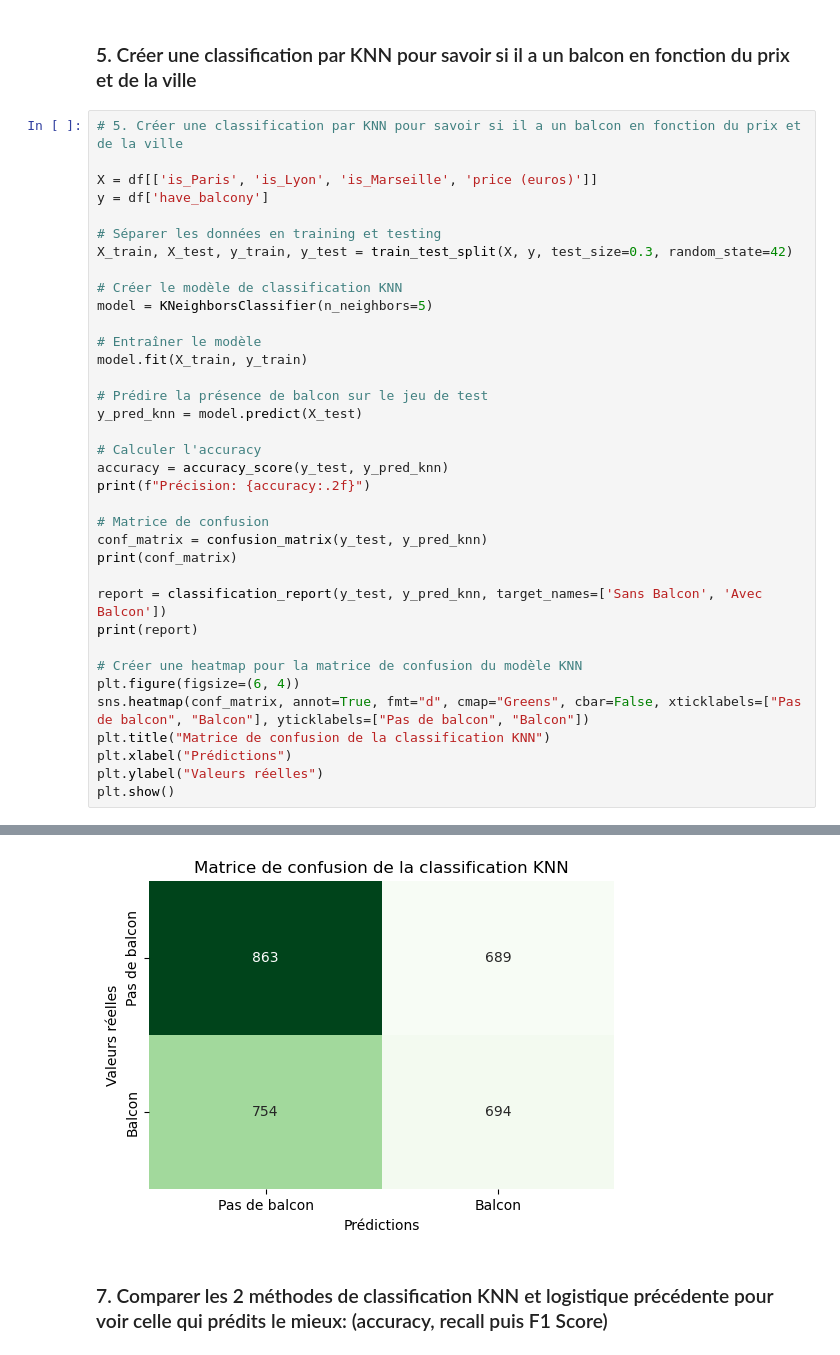
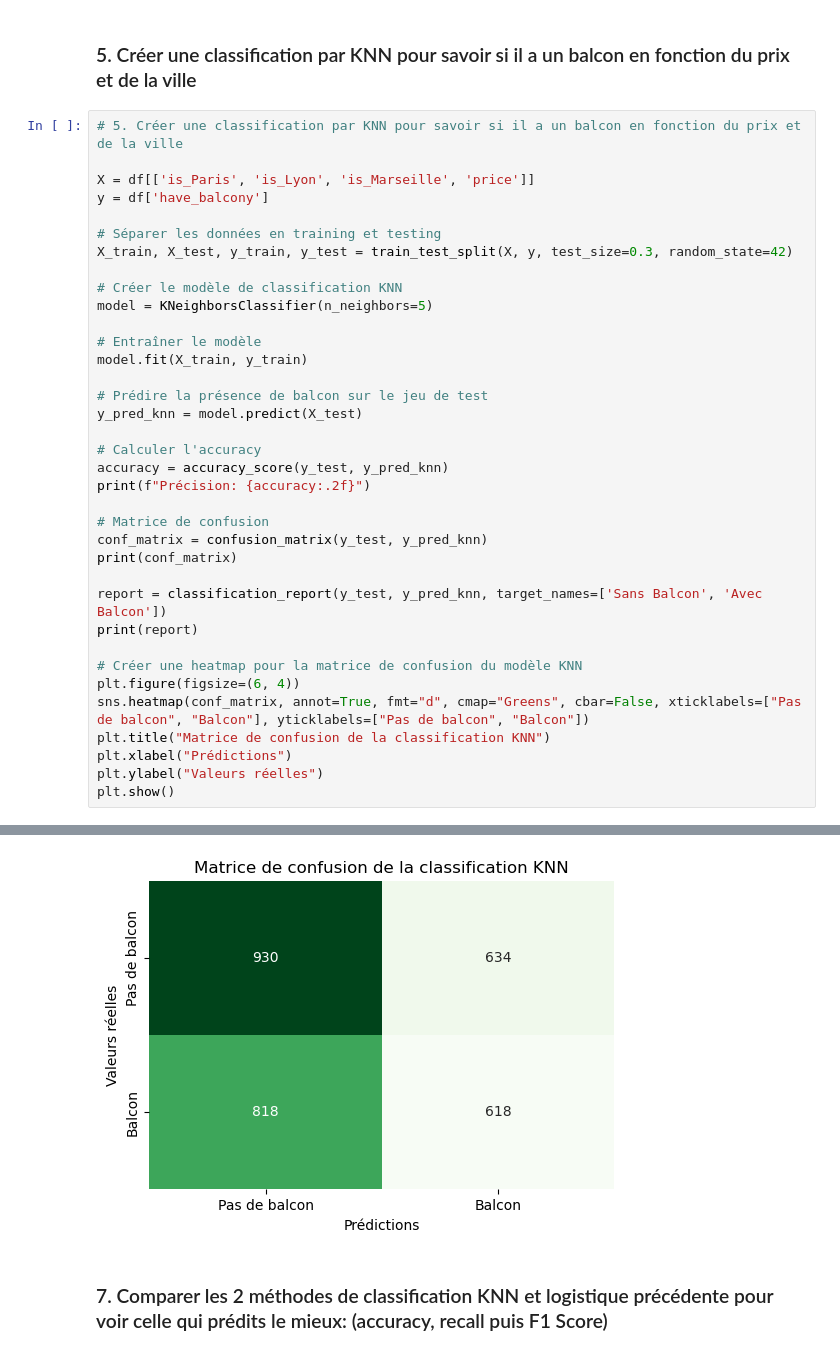
Before and after one commit to operdrix/cours-web-ia, a Jupyter notebook: rendu/rendu.ipynb, the cells around one changed output, grey strips where cells are left out. Cells and saved outputs as stored; diff of their text form.

Commit message:
refactor: :art: change price column name

```diff
--- a/rendu/rendu.ipynb
+++ b/rendu/rendu.ipynb
@@ -575,7 +575,7 @@ Le modèle a du mal à prédir les cas où il y a bien un garage. Il y a beaucou
 # %%
 # 5. Créer une classification par KNN pour savoir si il a un balcon en fonction du prix et de la ville
 
-X = df[['is_Paris', 'is_Lyon', 'is_Marseille', 'price (euros)']]
+X = df[['is_Paris', 'is_Lyon', 'is_Marseille', 'price']]
 y = df['have_balcony']
 
 # Séparer les données en training et testing
@@ -623,4 +623,4 @@ weighted avg       0.52      0.52      0.52      3000
-[figure, old version]
+[figure, new version]
 # %% [markdown]
 ### 7. Comparer les 2 méthodes de classification KNN et logistique précédente pour voir celle qui prédits le mieux: (accuracy, recall puis F1 Score)
 # %%
```
Also changed, not shown: parts of 21 cells of this notebook, 1 other file.
